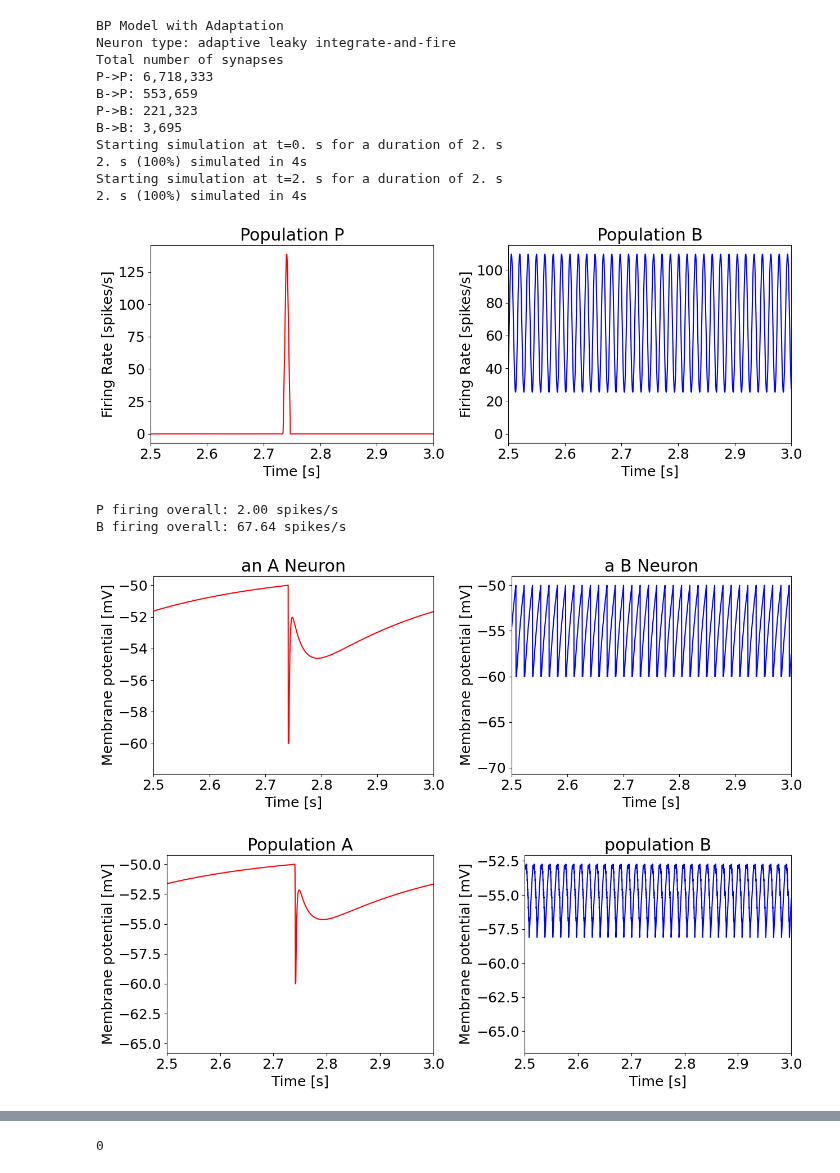
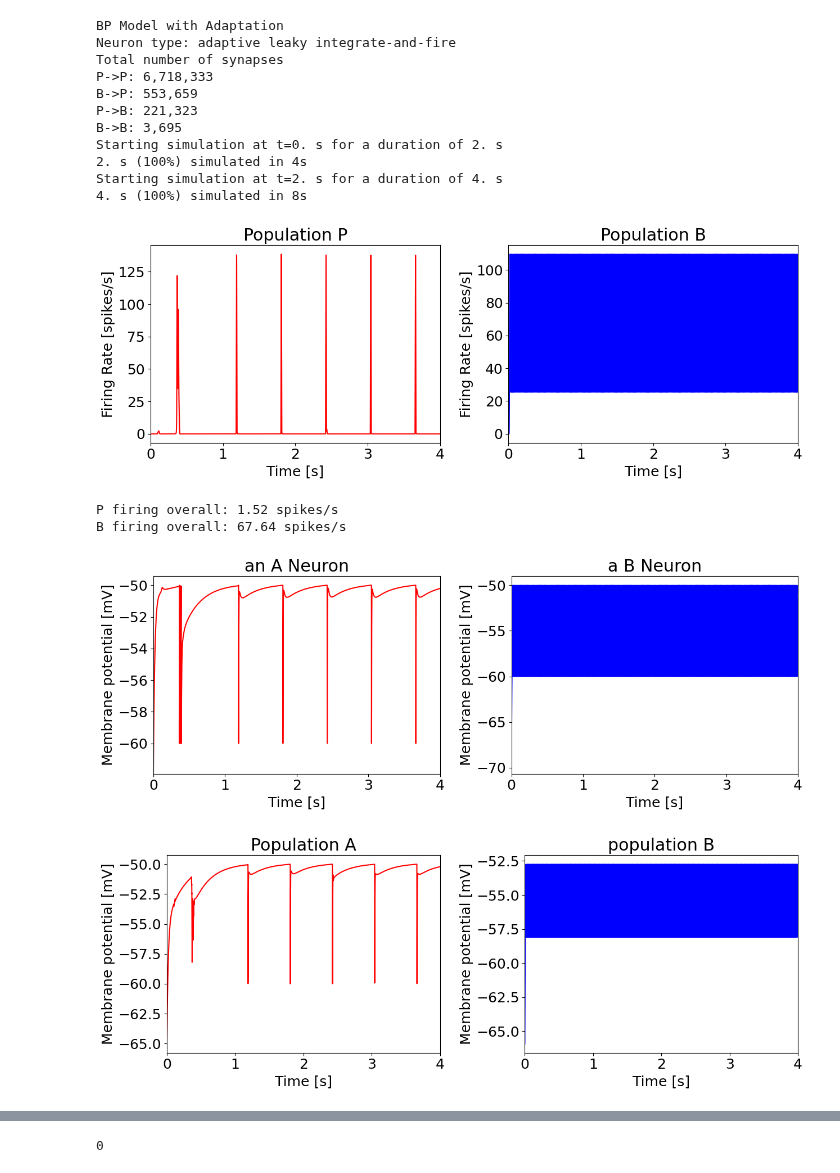
Before and after one commit to SahandSM/SWR, a Jupyter notebook: Main.ipynb, the cells around one changed output, grey strips where cells are left out. Cells and saved outputs as stored; diff of their text form; code cells hidden in the pictures.

```diff
--- a/Main.ipynb
+++ b/Main.ipynb
@@ -23,14 +23,14 @@ net_params['g_bb'].set_param(0)
 
 net_params['tau_d_b'].set_param(1.5)
 
-net_params['J_spi_p'].set_param(60)
+net_params['J_spi_p'].set_param(10)
 net_params['tau_adapt_p'].set_param(250) # added here
 
 
-net_params['curr_bg_p'].set_param(110)
+net_params['curr_bg_p'].set_param(101)
 net_params['curr_bg_b'].set_param(200)
 
-test_params['sim_time'].set_param(2)
+test_params['sim_time'].set_param(4)
 test_params['stim_strength'].set_param(0)
 # %%
 built_network, used_net_params = build_network(net_params,initial_condition='none')
@@ -49,39 +49,39 @@ P->B: 221,323
 B->B: 3,695
 Starting simulation at t=0. s for a duration of 2. s
 2. s (100%) simulated in 4s
-Starting simulation at t=2. s for a duration of 2. s
-2. s (100%) simulated in 4s
+Starting simulation at t=2. s for a duration of 4. s
+4. s (100%) simulated in 8s
 # %%
+start = 0
+end = int(test_params['sim_time'].get_param())
 x_axis_limit = [2.5,3]
-# x_axis_limit = [start,end]
+x_axis_limit = [start,end]
 # %%
-start = 0
-end = 4
 fig = figure(figsize=(13,5))
 plt.rcParams['font.size'] = '18'
 subplot(121)
 plt.plot(ready_monitors['rtm_p'][0],ready_monitors['rtm_p'][1],color='red')
 plt.xlabel('Time [s]')
 plt.ylabel('Firing Rate [spikes/s]')
 plt.title('Population P')
 plt.xlim([start,end])
 plt.xlim(x_axis_limit)
 subplot(122)
 plt.plot(ready_monitors['rtm_b'][0],ready_monitors['rtm_b'][1],color='blue')
 plt.xlabel('Time [s]')
 plt.ylabel('Firing Rate [spikes/s]')
 plt.title('Population B')
 plt.xlim([start,end])
 plt.xlim(x_axis_limit)
 fig.tight_layout()
 plt.show()
 # %% [output]
-[figure, old version]
+[figure, new version]
 # %%
 print('P firing overall:',"%.2f" % np.mean(test_data['mean_rate_p']),'spikes/s')
 print('B firing overall:',"%.2f" % np.mean(test_data['mean_rate_b']),'spikes/s')
 # %% [output]
-P firing overall: 2.00 spikes/s
+P firing overall: 1.52 spikes/s
 B firing overall: 67.64 spikes/s
 # %%
 start = 0
@@ -106,7 +106,7 @@ plt.xlim(x_axis_limit)
 fig.tight_layout()
 plt.show()
 # %% [output]
-[figure, old version]
+[figure, new version]
 # %%
 fig = figure(figsize=(13,5))
 subplot(121)
@@ -129,7 +129,7 @@ plt.xlim(x_axis_limit)
 fig.tight_layout()
 plt.show()
 # %% [output]
-[figure, old version]
+[figure, new version]
 # %%
 fig = figure(figsize=(6,5))
 plt.plot(ready_monitors['stm_p_adp'][0],ready_monitors['stm_p_adp'][1],color='red')
```
Also changed, not shown: parts of 2 cells of this notebook, 1 other file.
